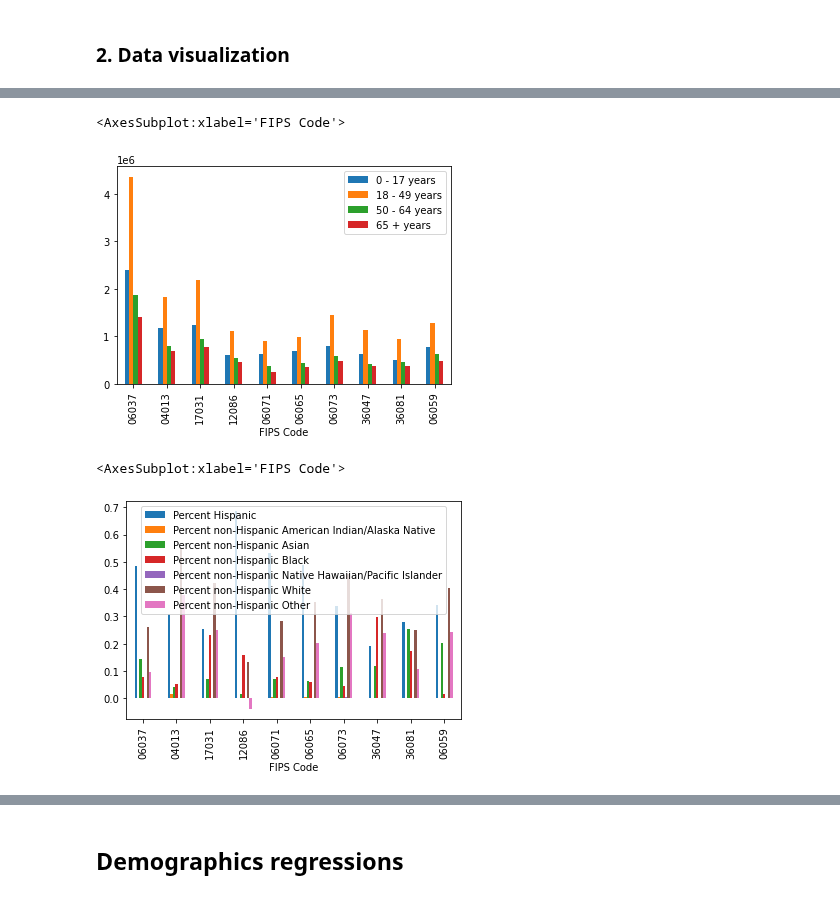
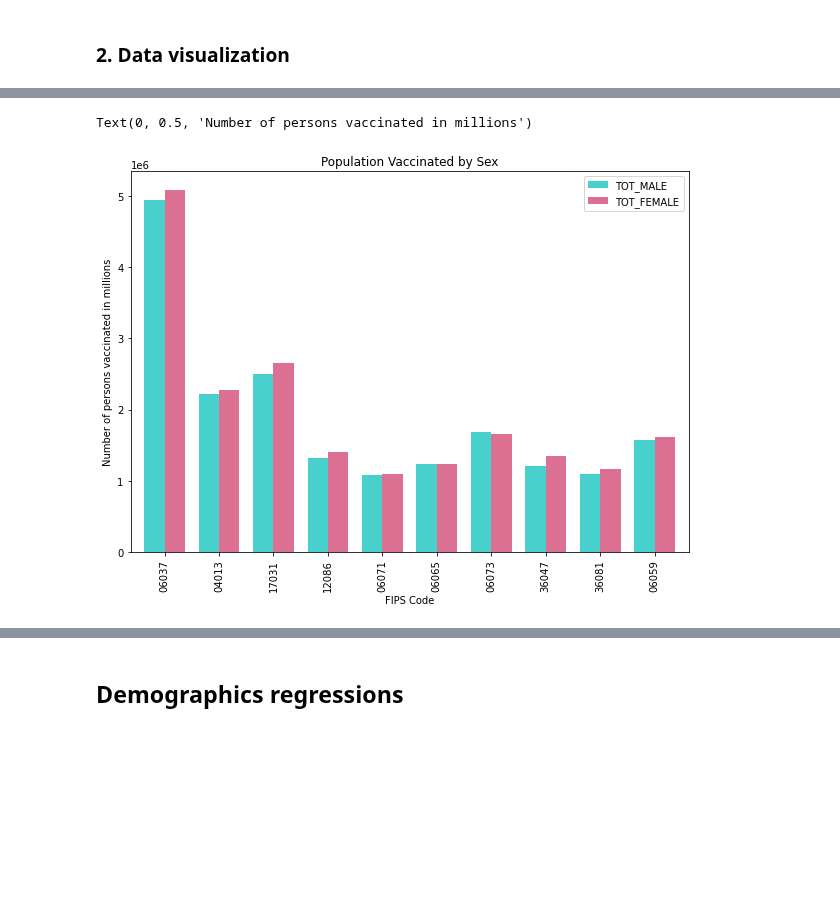
Before and after one commit to mgeffroy/P1-US-COVID-19-Vaccination-Campaign, a Jupyter notebook: Gender, Age and Ethnicity.ipynb, the cells around one changed output, grey strips where cells are left out. Saved outputs shown, nothing was run; the diff lists cells and outputs as text; code cells hidden in the pictures; blank space fills up the shorter version.

Commit message:
Demography bar graph absolute

```diff
--- a/Gender, Age and Ethnicity.ipynb
+++ b/Gender, Age and Ethnicity.ipynb
@@ -308,7 +308,7 @@ census_combined
 | 36081 | 1868 | New York | Queens County | 2253858 | 1093889 | 1159969 | 494209 | 939814 | ... |
 | 06059 | 215 | California | Orange County | 3175692 | 1566825 | 1608867 | 770503 | 1291337 | ... |
 # %%
-worst_gender = census_combined[['TOT_MALE', 'TOT_FEMALE']].astype(float)
+worst_gender = census_combined[['TOT_MALE', 'TOT_FEMALE']]
 worst_gender
 # %% [output]
 |  | TOT_MALE | TOT_FEMALE |
@@ -368,10 +363,9 @@ worst_gender.plot(kind='bar')
-# %%
-worst_agegroup.plot(kind='bar')
-# %% [output]
-<AxesSubplot:xlabel='FIPS Code'>
-[figure, removed]
-# %%
-worst_ethnic.plot(kind='bar')
-# %% [output]
-<AxesSubplot:xlabel='FIPS Code'>
-[figure, removed]
+# %%
+gender_graph= worst_gender.plot(kind='bar', width = 0.75, figsize=(10,7), color=['mediumturquoise', 'palevioletred'])
+gender_graph
+plt.title("Population Vaccinated by Sex")
+plt.xlabel("FIPS Code")
+plt.ylabel("Number of persons vaccinated in millions")
+# %% [output]
+Text(0, 0.5, 'Number of persons vaccinated in millions')
+[figure, added]
```
Also changed, not shown: parts of 4 cells of this notebook.
